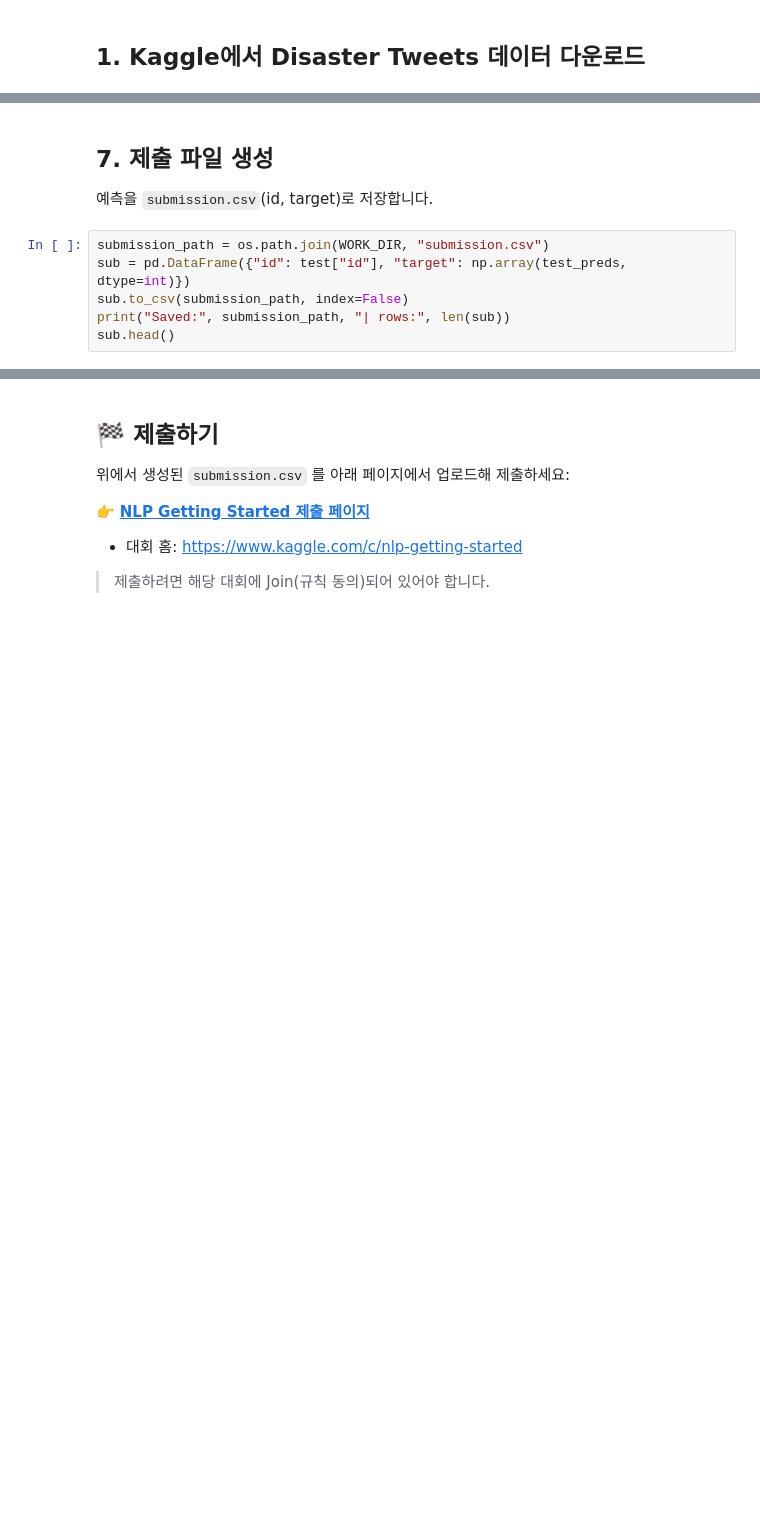
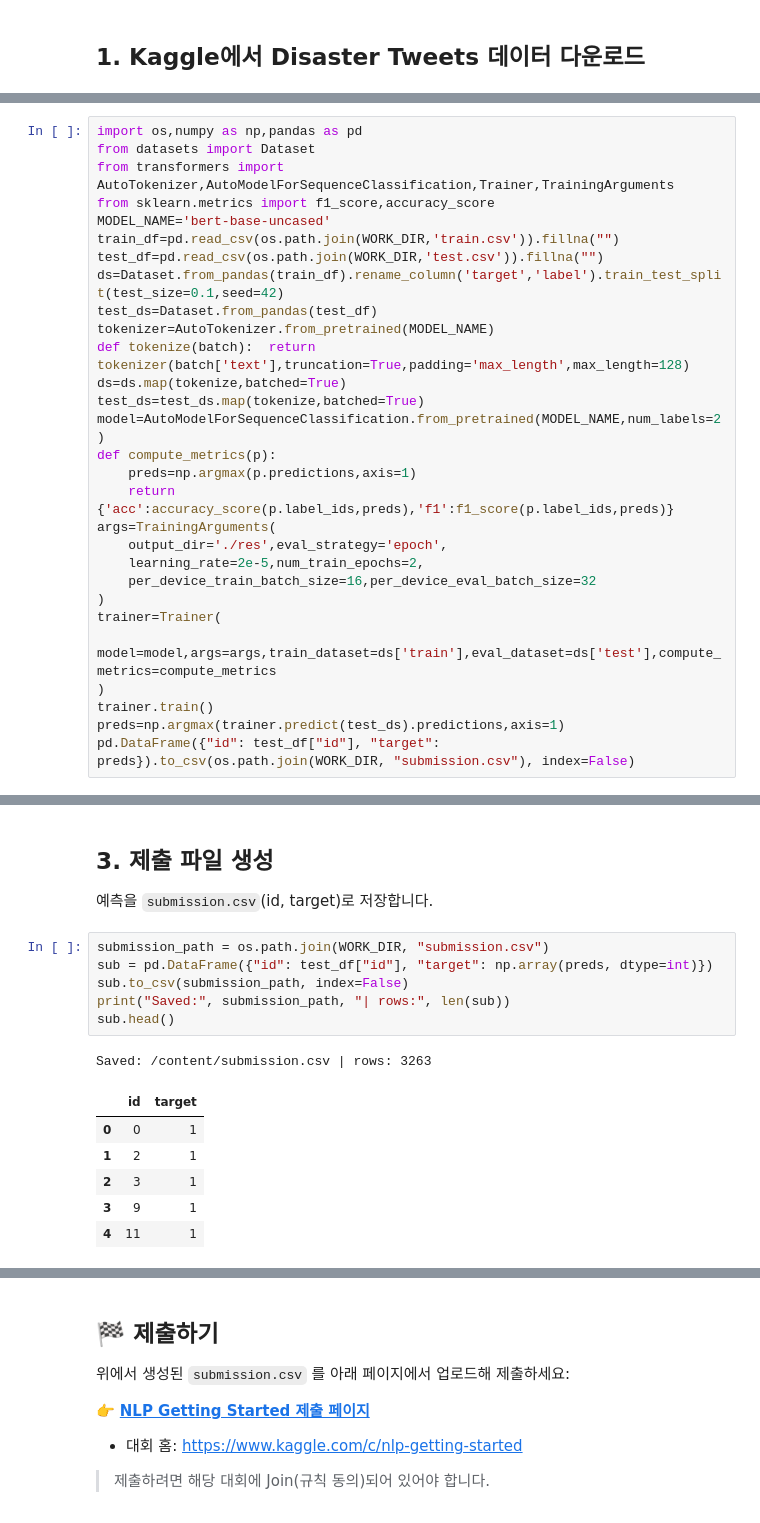
Before and after one commit to scvcoder/koai-colab, a Jupyter notebook: 12_nlp-getting-started_bert_colab.ipynb, the cells around one changed output, grey strips where cells are left out. Drawn from its saved outputs; the diff is of its cells as text; blank space fills up the shorter version.

Commit message:
12 bert: consolidate core into one cell (## 2), renumber 제출 3/4

```diff
--- a/12_nlp-getting-started_bert_colab.ipynb
+++ b/12_nlp-getting-started_bert_colab.ipynb
@@ -115,0 +49,29 @@ with torch.no_grad():
+# %%
+import os,numpy as np,pandas as pd
+from datasets import Dataset
+from transformers import AutoTokenizer,AutoModelForSequenceClassification,Trainer,TrainingArguments
+from sklearn.metrics import f1_score,accuracy_score
+MODEL_NAME='bert-base-uncased'
+train_df=pd.read_csv(os.path.join(WORK_DIR,'train.csv')).fillna("")
+test_df=pd.read_csv(os.path.join(WORK_DIR,'test.csv')).fillna("")
+ds=Dataset.from_pandas(train_df).rename_column('target','label').train_test_split(test_size=0.1,seed=42)
+test_ds=Dataset.from_pandas(test_df)
+tokenizer=AutoTokenizer.from_pretrained(MODEL_NAME)
+def tokenize(batch):  return tokenizer(batch['text'],truncation=True,padding='max_length',max_length=128)
+ds=ds.map(tokenize,batched=True)
+test_ds=test_ds.map(tokenize,batched=True)
+model=AutoModelForSequenceClassification.from_pretrained(MODEL_NAME,num_labels=2)
+def compute_metrics(p):
+    preds=np.argmax(p.predictions,axis=1)
+    return {'acc':accuracy_score(p.label_ids,preds),'f1':f1_score(p.label_ids,preds)}
+args=TrainingArguments(
+    output_dir='./res',eval_strategy='epoch',
+    learning_rate=2e-5,num_train_epochs=2,
+    per_device_train_batch_size=16,per_device_eval_batch_size=32
+)
+trainer=Trainer(
+    model=model,args=args,train_dataset=ds['train'],eval_dataset=ds['test'],compute_metrics=compute_metrics
+)
+trainer.train()
+preds=np.argmax(trainer.predict(test_ds).predictions,axis=1)
+pd.DataFrame({"id": test_df["id"], "target": preds}).to_csv(os.path.join(WORK_DIR, "submission.csv"), index=False)
@@ -116,10 +107,18 @@ with torch.no_grad():
 # %% [markdown]
-## 7. 제출 파일 생성
+## 3. 제출 파일 생성
 예측을 `submission.csv`(id, target)로 저장합니다.
 # %%
 submission_path = os.path.join(WORK_DIR, "submission.csv")
-sub = pd.DataFrame({"id": test["id"], "target": np.array(test_preds, dtype=int)})
+sub = pd.DataFrame({"id": test_df["id"], "target": np.array(preds, dtype=int)})
 sub.to_csv(submission_path, index=False)
 print("Saved:", submission_path, "| rows:", len(sub))
 sub.head()
+# %% [output]
+Saved: /content/submission.csv | rows: 3263
+|  | id | target |
+| 0 | 0 | 1 |
+| 1 | 2 | 1 |
+| 2 | 3 | 1 |
+| 3 | 9 | 1 |
+| 4 | 11 | 1 |
 # %% [markdown]
```
Also changed, not shown: parts of 17 cells of this notebook.
